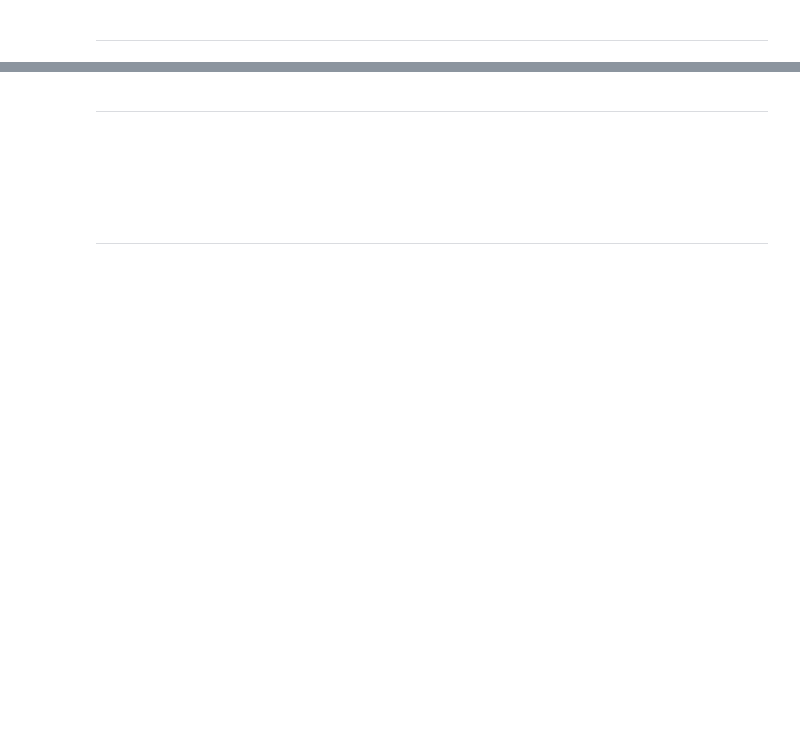
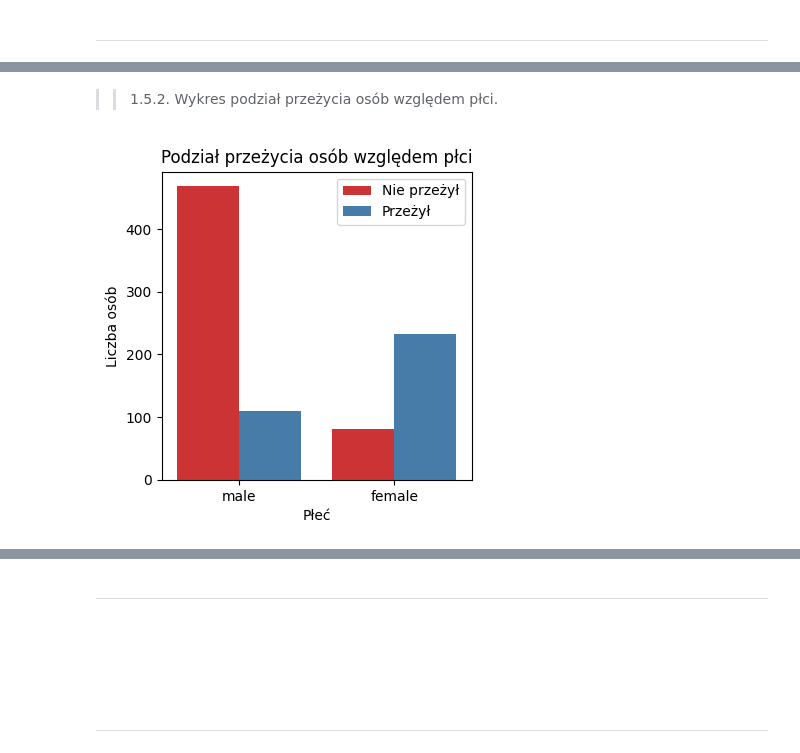
Before and after one commit to FilipTwardawa/AI_Projects_In_Polish, a Jupyter notebook: Twardawa_Filip_ML.ipynb, the cells around one changed output, grey strips where cells are left out. Cells and saved outputs as stored; diff of their text form; code cells hidden in the pictures; blank space fills up the shorter version.

```diff
--- a/Twardawa_Filip_ML.ipynb
+++ b/Twardawa_Filip_ML.ipynb
@@ -251,0 +136,12 @@ Name: MEDV, Length: 506, dtype: float64
+# %% [markdown]
+>>1.5.2. Wykres podział przeżycia osób względem płci.
+# %%
+plt.figure(figsize=(4,4))
+sns.countplot(x='Sex', hue='Survived', data=df, palette='Set1')
+plt.title('Podział przeżycia osób względem płci')
+plt.xlabel('Płeć')
+plt.ylabel('Liczba osób')
+plt.legend(['Nie przeżył', 'Przeżył'])
+plt.show()
+# %% [output]
+[figure, added]
```
Also changed, not shown: parts of 199 cells of this notebook, 2 other files.
